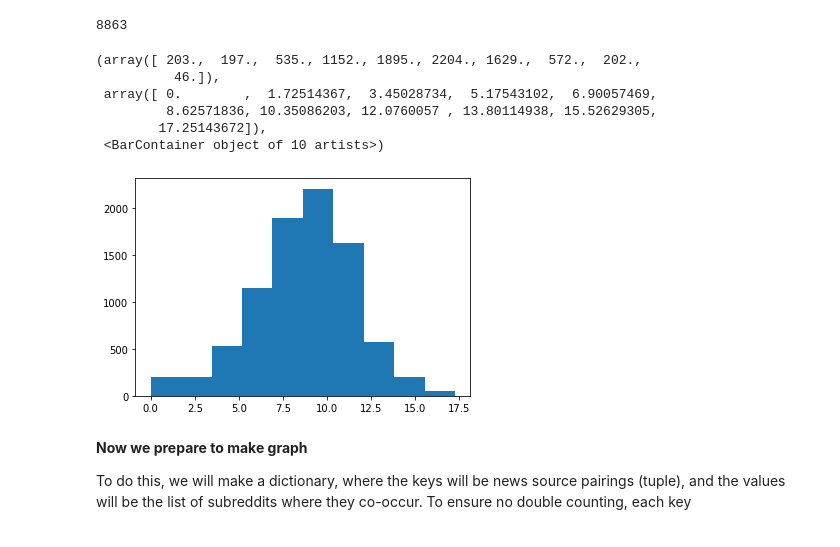
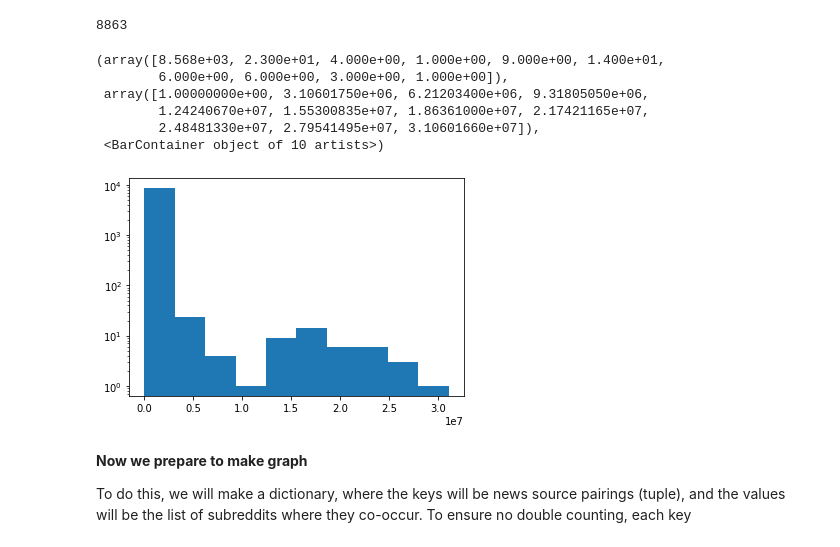
Before and after one commit to jsirait/honor_thesis, a Jupyter notebook: 7 - Network with networkx.ipynb, the cells around one changed output. Cells and saved outputs as stored; diff of their text form; code cells hidden in the pictures.

```diff
--- a/7 - Network with networkx.ipynb
+++ b/7 - Network with networkx.ipynb
@@ -181,17 +188,18 @@ len(subreddits_w_subc)
 srs_all = sorted(subreddits_w_subc, key= lambda x: subreddit_subscribers[x], reverse= True)
 # %%
 # plt.hist([subreddit_subscribers[s] for s in srs_all if subreddit_subscribers[s] > 0])
-plt.hist([math.log(subreddit_subscribers[s]) for s in srs_all if subreddit_subscribers[s] > 0])
+plt.yscale("log")
+plt.hist([subreddit_subscribers[s] for s in srs_all if subreddit_subscribers[s] > 0])
 
 # could log scale for both x and y
 # %% [output]
-(array([ 203.,  197.,  535., 1152., 1895., 2204., 1629.,  572.,  202.,
-          46.]),
- array([ 0.        ,  1.72514367,  3.45028734,  5.17543102,  6.90057469,
-         8.62571836, 10.35086203, 12.0760057 , 13.80114938, 15.52629305,
-        17.25143672]),
+(array([8.568e+03, 2.300e+01, 4.000e+00, 1.000e+00, 9.000e+00, 1.400e+01,
+        6.000e+00, 6.000e+00, 3.000e+00, 1.000e+00]),
+ array([1.00000000e+00, 3.10601750e+06, 6.21203400e+06, 9.31805050e+06,
+        1.24240670e+07, 1.55300835e+07, 1.86361000e+07, 2.17421165e+07,
+        2.48481330e+07, 2.79541495e+07, 3.10601660e+07]),
  <BarContainer object of 10 artists>)
-[figure, old version]
+[figure, new version]
 # %%
 # srs_1000 = srs_all[:1000]
 # let's try 500
```
Also changed, not shown: parts of 2 cells of this notebook, 1 other file.
